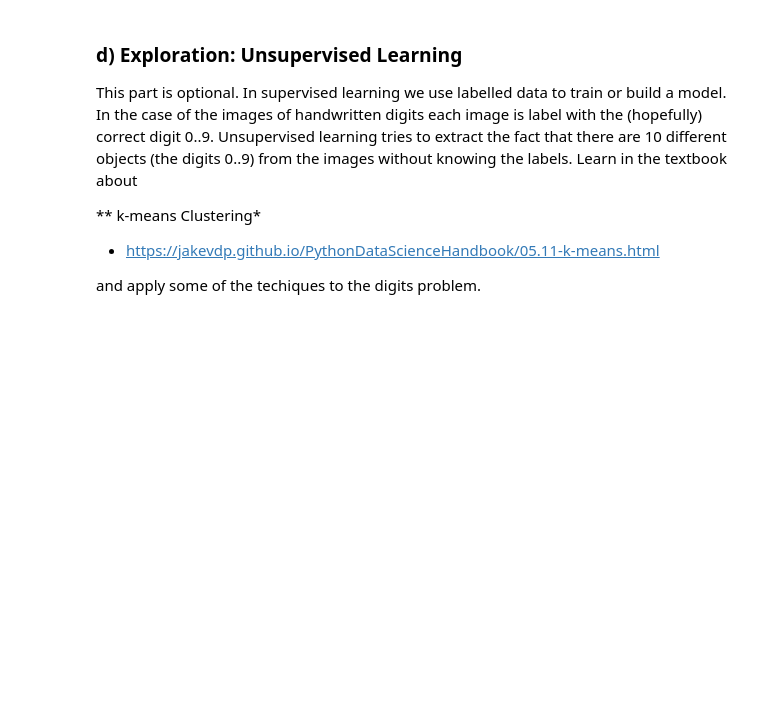
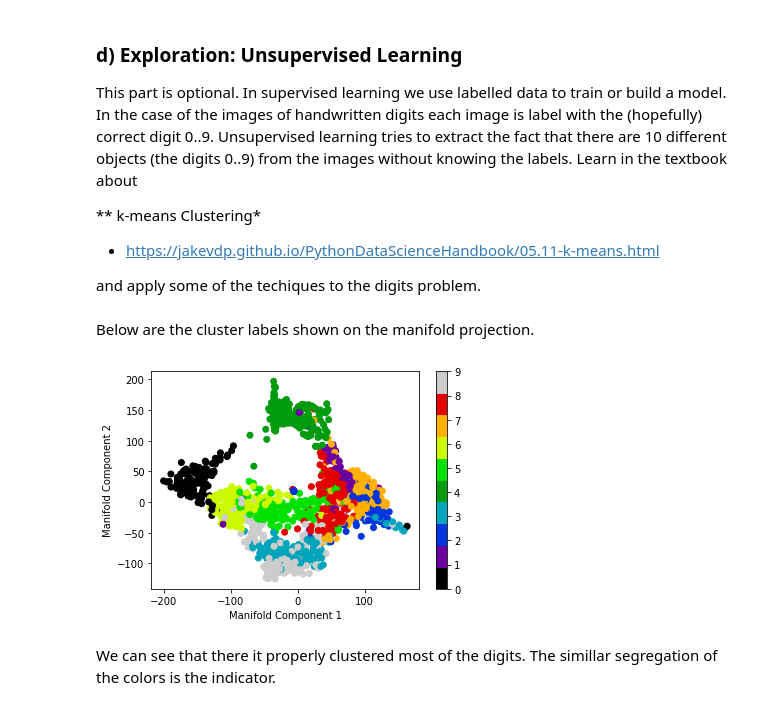
Before and after one commit to OSUScientificComputing464/project-three-grechasneak, a Jupyter notebook: Project Three.ipynb, the cells around one changed output. Cells and saved outputs as stored; diff of their text form; code cells hidden in the pictures; blank space fills up the shorter version.

```diff
--- a/Project Three.ipynb
+++ b/Project Three.ipynb
@@ -115,0 +227,20 @@ and apply some of the techiques to the digits problem.
+# %%
+#Conveting all to the same scale
+from scipy.stats import mode
+
+labels = np.zeros_like(y_p)
+for i in range(10):
+    mask = (y_p == i)
+    labels[mask] = mode(data.target[mask])[0]
+# %% [markdown]
+Below are the cluster labels shown on the manifold projection.
+# %%
+plt.scatter(proj[:, 0], proj[:, 1], c=labels, cmap=plt.cm.get_cmap('spectral', 10))
+plt.colorbar(ticks=range(10))
+plt.xlabel('Manifold Component 1')
+plt.ylabel('Manifold Component 2')
+plt.show()
+# %% [output]
+[figure, added]
+# %% [markdown]
+We can see that there it properly clustered most of the digits. The simillar segregation of the colors is the indicator.
```
Also changed, not shown: parts of 30 cells of this notebook.
